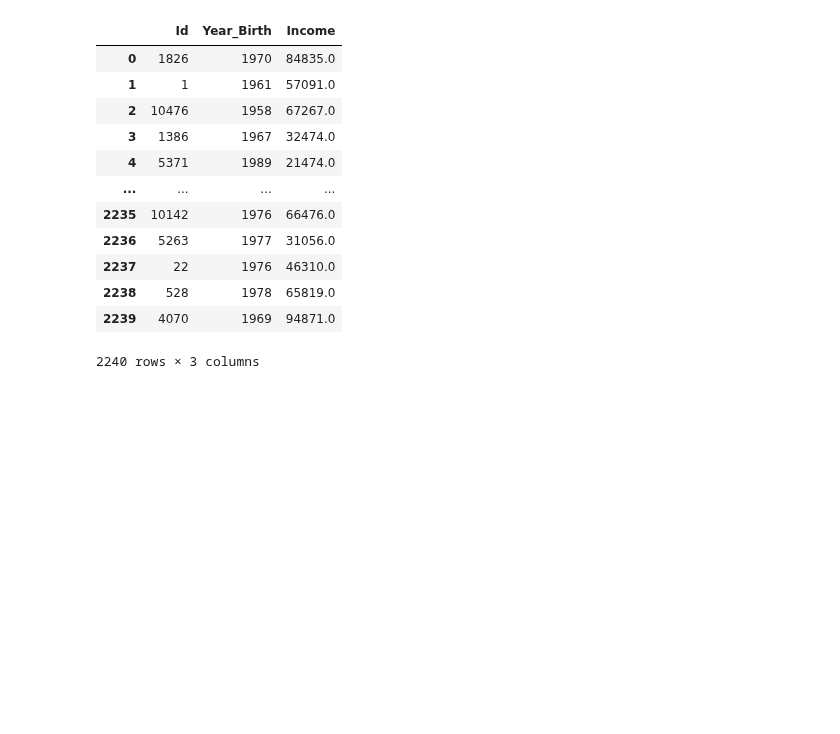
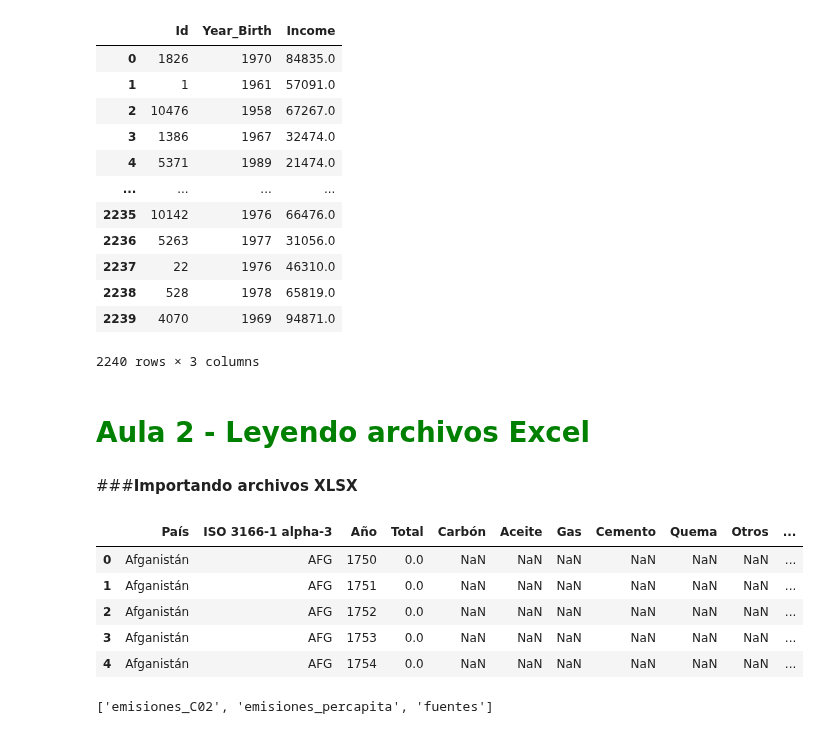
Before and after one commit to NatSama2/Curso-Alura-Latam, a Jupyter notebook: Pandas_I_O.ipynb, the cells around one changed output. Cells and saved outputs as stored; diff of their text form; code cells hidden in the pictures; blank space fills up the shorter version.

Commit message:
Importando archivos Excel

```diff
--- a/Pandas_I_O.ipynb
+++ b/Pandas_I_O.ipynb
@@ -134,3 +134,7 @@ datos_mercado
 | 2238 | 528 | 1978 | 65819.0 |
 | 2239 | 4070 | 1969 | 94871.0 |
 2240 rows × 3 columns
+# %% [markdown]
+# **<font color="green">Aula 2 - Leyendo archivos Excel</font>**
+# %% [markdown]
+###**Importando archivos XLSX**
@@ -136,0 +143,17 @@ datos_mercado
+# %%
+archivo = 'emisiones_CO2.xlsx'
+# %%
+datos_co2 = pd.read_excel(archivo)
+datos_co2.head()
+# %% [output]
+|  | País | ISO 3166-1 alpha-3 | Año | Total | Carbón | Aceite | Gas | Cemento | Quema | Otros | ... |
+| 0 | Afganistán | AFG | 1750 | 0.0 | NaN | NaN | NaN | NaN | NaN | NaN | ... |
+| 1 | Afganistán | AFG | 1751 | 0.0 | NaN | NaN | NaN | NaN | NaN | NaN | ... |
+| 2 | Afganistán | AFG | 1752 | 0.0 | NaN | NaN | NaN | NaN | NaN | NaN | ... |
+| 3 | Afganistán | AFG | 1753 | 0.0 | NaN | NaN | NaN | NaN | NaN | NaN | ... |
+| 4 | Afganistán | AFG | 1754 | 0.0 | NaN | NaN | NaN | NaN | NaN | NaN | ... |
+# %%
+## ver las hojas que hay en el archivo
+pd.ExcelFile(archivo).sheet_names
+# %% [output]
+['emisiones_C02', 'emisiones_percapita', 'fuentes']
```
Also changed, not shown: parts of 2 cells of this notebook.
